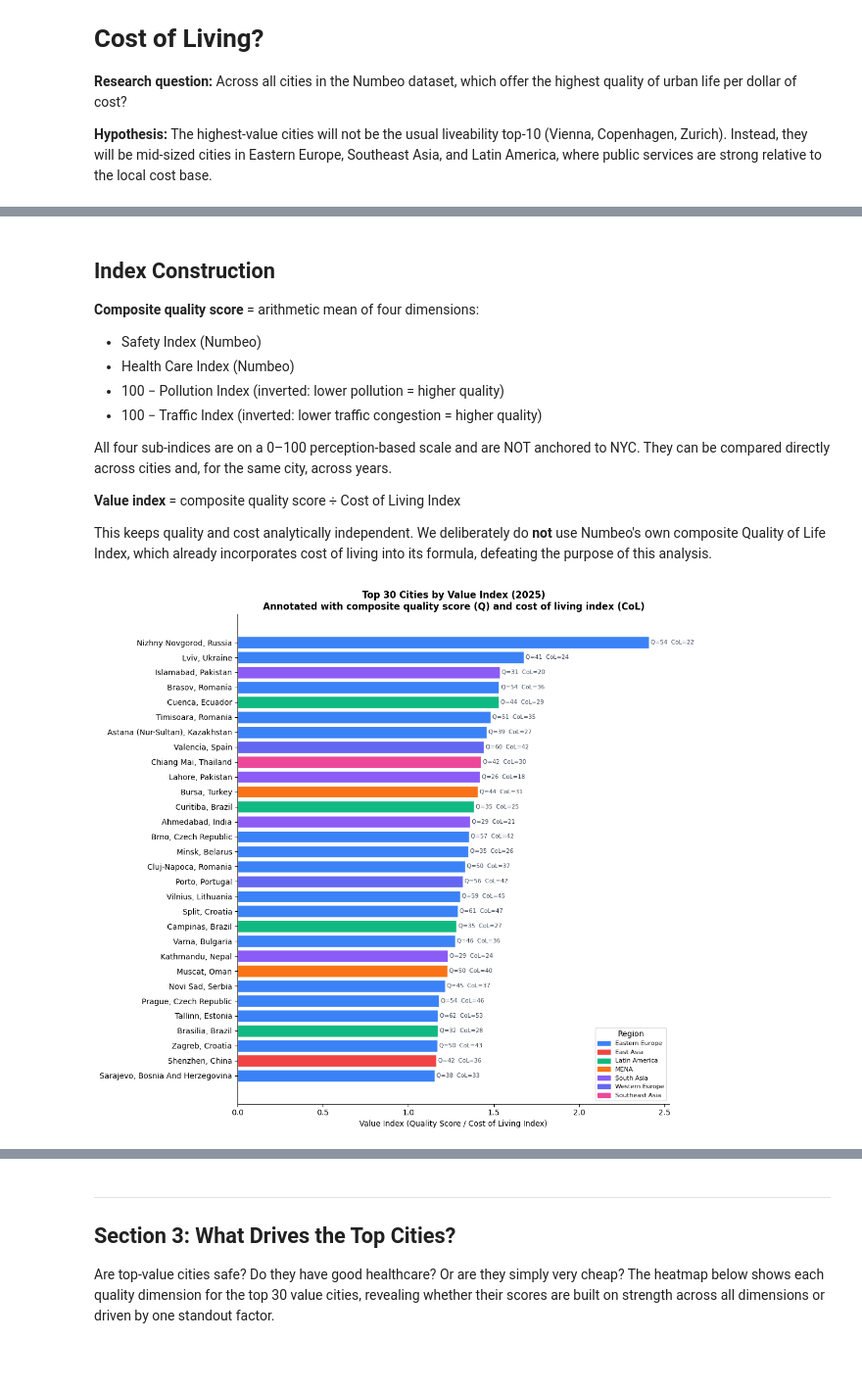
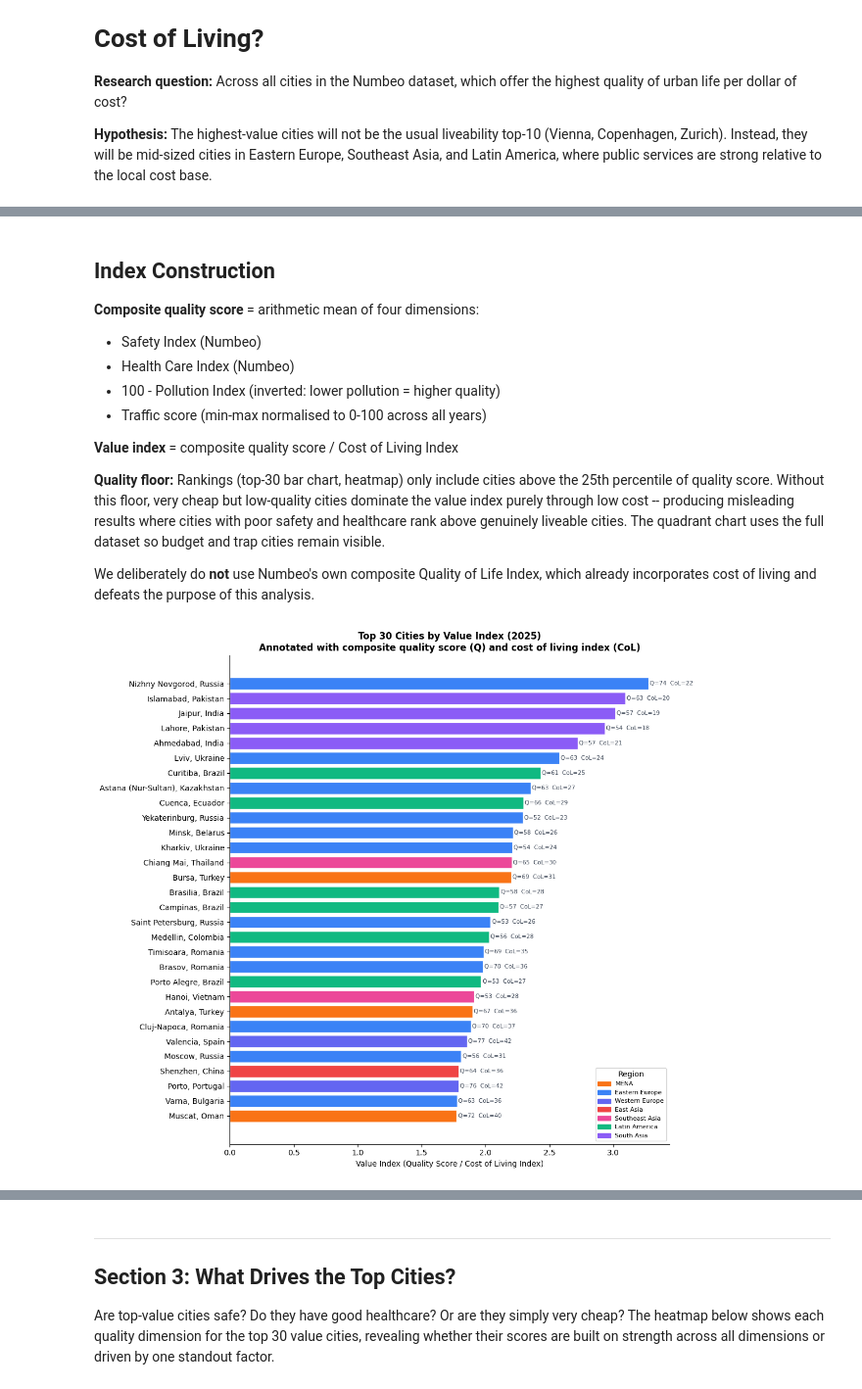
Before and after one commit to dpark2380/comm3180_S26_Data_Project, a Jupyter notebook: data_analysis/rq1_value_for_living_city.ipynb, the cells around one changed output, grey strips where cells are left out. Shown at 98% size. Cells and saved outputs as stored; diff of their text form; code cells hidden in the pictures; blank space fills up the shorter version.

```diff
--- a/data_analysis/rq1_value_for_living_city.ipynb
+++ b/data_analysis/rq1_value_for_living_city.ipynb
@@ -75,7 +75,6 @@ health    = load_numbeo_sheet('../data/raw/numbeo_health_care.xlsx',         YEA
 pollution = load_numbeo_sheet('../data/raw/numbeo_pollution.xlsx',           YEAR)
 traffic   = load_numbeo_sheet('../data/raw/numbeo_traffic.xlsx',             YEAR)
 
-# Compute global traffic bounds across all years for consistent normalization
 _traffic_all = pd.concat([
     pd.read_excel('../data/raw/numbeo_traffic.xlsx', sheet_name=s)
     for s in pd.ExcelFile('../data/raw/numbeo_traffic.xlsx').sheet_names
@@ -83,7 +82,7 @@ _traffic_all = pd.concat([
 ])
 TRAFFIC_GLOBAL_MIN = _traffic_all['Traffic Index'].min()
 TRAFFIC_GLOBAL_MAX = _traffic_all['Traffic Index'].max()
-print(f'Traffic Index global range: {TRAFFIC_GLOBAL_MIN:.1f} – {TRAFFIC_GLOBAL_MAX:.1f}')
+print(f'Traffic Index global range: {TRAFFIC_GLOBAL_MIN:.1f} - {TRAFFIC_GLOBAL_MAX:.1f}')
 
 df = (
     cost[['City', 'Cost of Living Index', 'Local Purchasing Power Index']]
@@ -104,6 +103,15 @@ df['value_index']   = (df['quality_score'] / df['Cost of Living Index']).round(3
 df['size_bubble']   = df['value_index'].clip(lower=0)
 df['affordability'] = (df['Local Purchasing Power Index'] / df['Cost of Living Index']).round(3)
 
+# Quality floor: only cities above the 25th percentile quality score are eligible
+# for rankings. This prevents very cheap but low-quality cities from dominating
+# the value index purely through low cost.
+QUALITY_THRESHOLD = df['quality_score'].quantile(0.25)
+df_ranked = df[df['quality_score'] >= QUALITY_THRESHOLD].copy()
+
 print(f'Cities in {YEAR} with all sub-indices: {len(df)}')
-print(df[['City', 'quality_score', 'Cost of Living Index', 'value_index']]
+print(f'Cities above quality floor (>= {QUALITY_THRESHOLD:.1f}): {len(df_ranked)}')
+print(f'Cities filtered out: {len(df) - len(df_ranked)}')
+print()
+print(df_ranked[['City', 'quality_score', 'Cost of Living Index', 'value_index']]
       .sort_values('value_index', ascending=False).head(10).to_string(index=False))
@@ -113,46 +138,51 @@ print(df[['City', 'quality_score', 'Cost of Living Index', 'value_index']]
 **Composite quality score** = arithmetic mean of four dimensions:
 - Safety Index (Numbeo)
 - Health Care Index (Numbeo)
-- 100 − Pollution Index (inverted: lower pollution = higher quality)
-- 100 − Traffic Index (inverted: lower traffic congestion = higher quality)
+- 100 - Pollution Index (inverted: lower pollution = higher quality)
+- Traffic score (min-max normalised to 0-100 across all years)
 
-All four sub-indices are on a 0–100 perception-based scale and are NOT anchored to NYC. They can be compared directly across cities and, for the same city, across years.
+**Value index** = composite quality score / Cost of Living Index
 
-**Value index** = composite quality score ÷ Cost of Living Index
+**Quality floor:** Rankings (top-30 bar chart, heatmap) only include cities above the
+25th percentile of quality score. Without this floor, very cheap but low-quality cities
+dominate the value index purely through low cost -- producing misleading results where
+cities with poor safety and healthcare rank above genuinely liveable cities.
+The quadrant chart uses the full dataset so budget and trap cities remain visible.
 
-This keeps quality and cost analytically independent. We deliberately do **not** use Numbeo's own composite Quality of Life Index, which already incorporates cost of living into its formula, defeating the purpose of this analysis.
+We deliberately do **not** use Numbeo's own composite Quality of Life Index,
+which already incorporates cost of living and defeats the purpose of this analysis.
 # %%
-top30 = df.nlargest(30, 'value_index').sort_values('value_index')
+top30 = df_ranked.nlargest(30, 'value_index').sort_values('value_index')
 
 colors = [REGION_COLORS.get(r, REGION_COLORS['Other']) for r in top30['region']]
 
 fig, ax = plt.subplots(figsize=(11, 10))
 bars = ax.barh(top30['City'], top30['value_index'], color=colors, edgecolor='white')
 
 for bar, (_, row) in zip(bars, top30.iterrows()):
     ax.text(bar.get_width() + 0.01,
             bar.get_y() + bar.get_height() / 2,
             f"Q={row['quality_score']:.0f}  CoL={row['Cost of Living Index']:.0f}",
             va='center', fontsize=7.5, color='#374151')
 
 ax.set_title(f'Top 30 Cities by Value Index ({YEAR})\n'
              'Annotated with composite quality score (Q) and cost of living index (CoL)',
              fontsize=12, fontweight='bold')
 ax.set_xlabel('Value Index (Quality Score / Cost of Living Index)')
 ax.spines[['top', 'right']].set_visible(False)
 
 seen = {}
 for _, row in top30.iterrows():
     r = row['region']
     if r not in seen:
         seen[r] = REGION_COLORS.get(r, REGION_COLORS['Other'])
 patches = [plt.Rectangle((0,0),1,1, color=c, label=r) for r,c in seen.items()]
 ax.legend(handles=patches, loc='lower right', fontsize=8, title='Region')
 
 plt.tight_layout()
 plt.show()
 # %% [output]
-[figure, old version]
+[figure, new version]
 # %% [markdown]
 ---
 ## Section 2: The Value Quadrant
```
Also changed, not shown: parts of 6 cells of this notebook, 3 other files.
